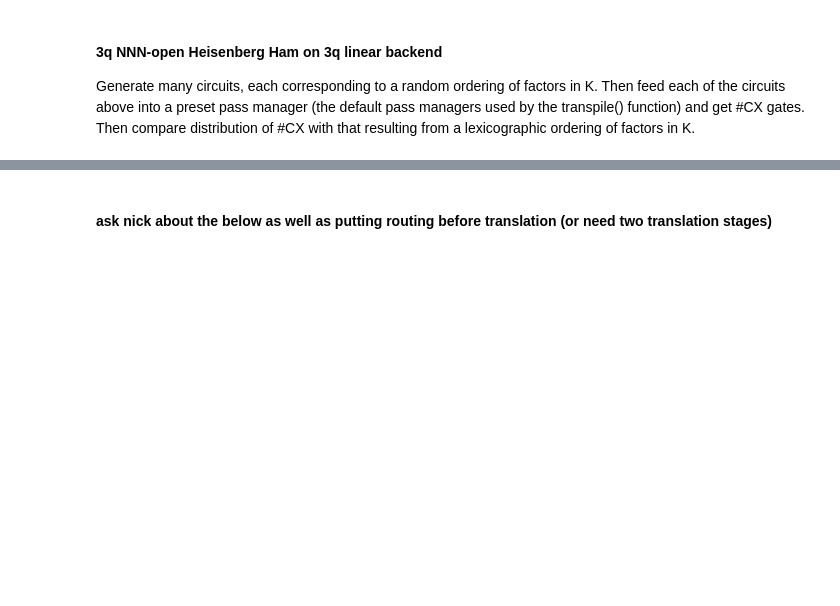
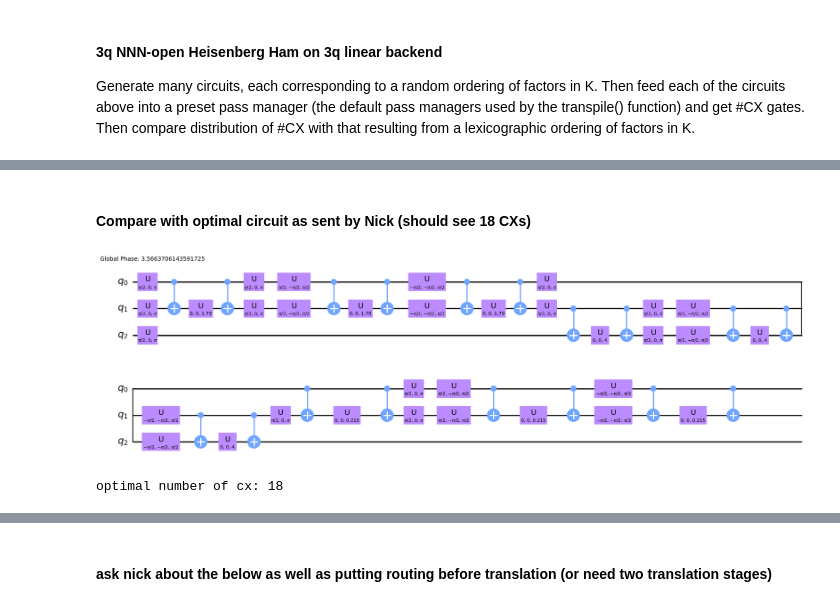
Before and after one commit to richarddengli/cartan-quantum-synthesizer, a Jupyter notebook: IBM-2023-internship-project/qiskit-cartan/testing_cartan_plugin.ipynb, the cells around one changed output, grey strips where cells are left out. Cells and saved outputs as stored; diff of their text form; code cells hidden in the pictures; blank space fills up the shorter version.

```diff
--- a/IBM-2023-internship-project/qiskit-cartan/testing_cartan_plugin.ipynb
+++ b/IBM-2023-internship-project/qiskit-cartan/testing_cartan_plugin.ipynb
@@ -199,0 +351,2 @@ Optimization Error:
+# %% [markdown]
+#### Compare with optimal circuit as sent by Nick (should see 18 CXs)
@@ -199,0 +440,11 @@ Optimization Error:
+# %%
+qc = QuantumCircuit(3)
+qc.append(U3(tt=1), [0, 1, 2])
+qc_opt = qc.decompose(reps=20)
+qc_opt.draw("mpl")
+# %% [output]
+[figure, added]
+# %%
+print("optimal number of cx:", qc_opt.count_ops()["cx"])
+# %% [output]
+optimal number of cx: 18
```
Also changed, not shown: parts of 26 cells of this notebook, 2 other files.
